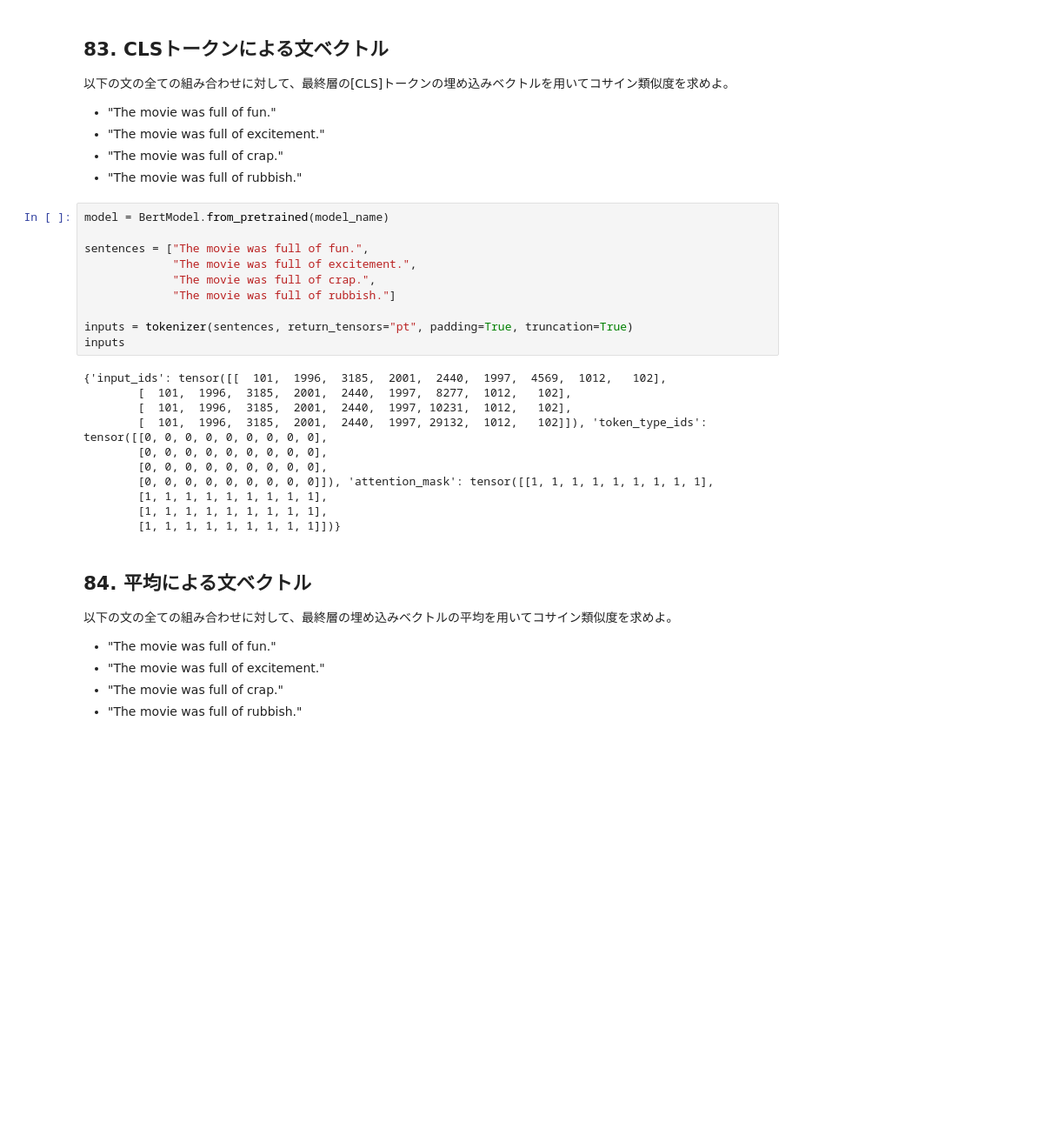
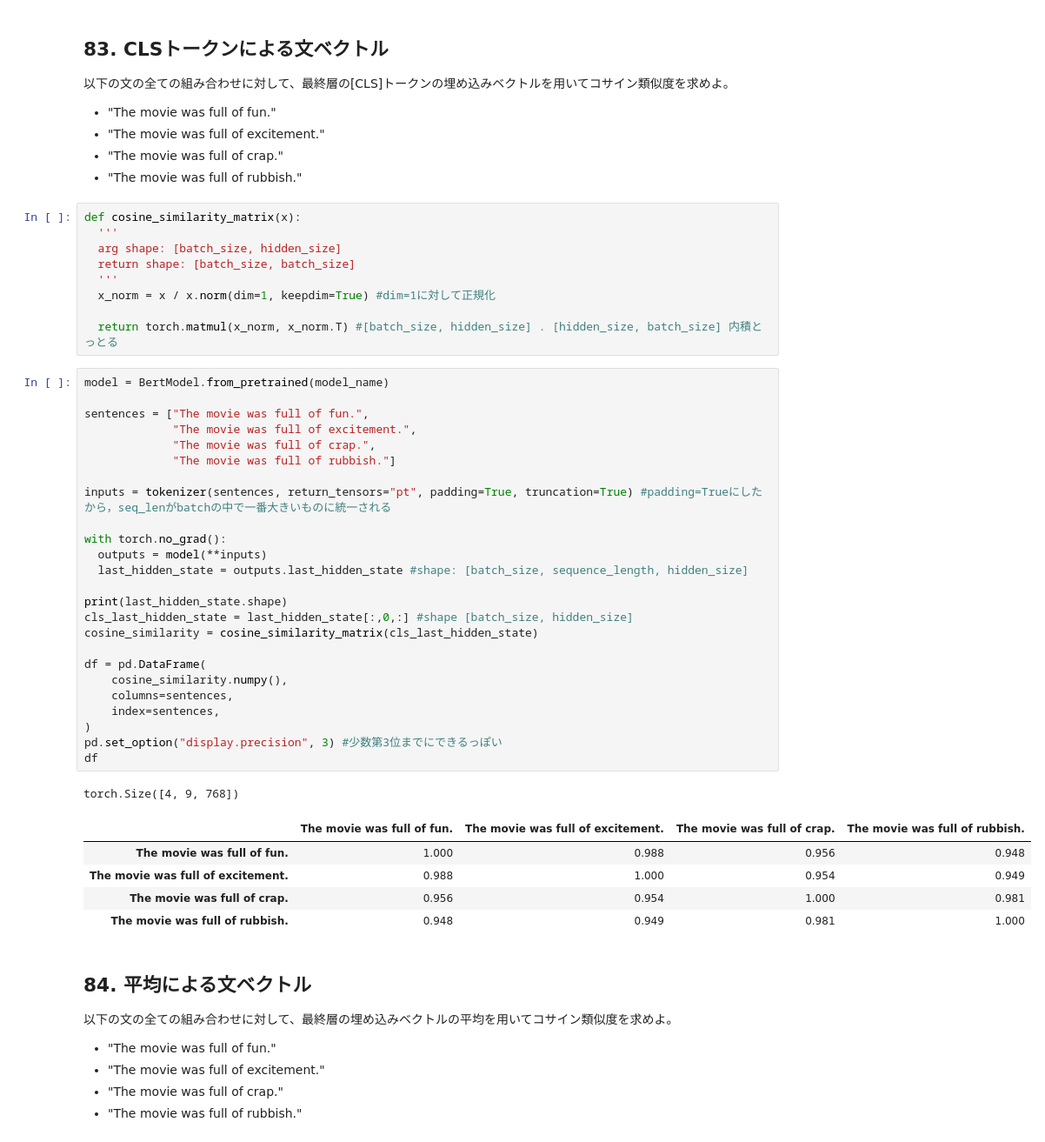
Before and after one commit to Tomhack24/my_nlp100_2025, a Jupyter notebook: ja/ch09.ipynb, the cells around one changed output. Shown at 87% size. Saved outputs shown, nothing was run; the diff lists cells and outputs as text; blank space fills up the shorter version.

```diff
--- a/ja/ch09.ipynb
+++ b/ja/ch09.ipynb
@@ -168,27 +176,47 @@ music: 0.01
 - "The movie was full of excitement."
 - "The movie was full of crap."
 - "The movie was full of rubbish."
+# %%
+def cosine_similarity_matrix(x):
+  '''
+  arg shape: [batch_size, hidden_size]
+  return shape: [batch_size, batch_size]
+  '''
+  x_norm = x / x.norm(dim=1, keepdim=True) #dim=1に対して正規化
+
+  return torch.matmul(x_norm, x_norm.T) #[batch_size, hidden_size] . [hidden_size, batch_size] 内積とっとる
 # %%
 model = BertModel.from_pretrained(model_name)
 
 sentences = ["The movie was full of fun.",
              "The movie was full of excitement.",
              "The movie was full of crap.",
              "The movie was full of rubbish."]
 
-inputs = tokenizer(sentences, return_tensors="pt", padding=True, truncation=True)
-inputs
+inputs = tokenizer(sentences, return_tensors="pt", padding=True, truncation=True) #padding=Trueにしたから，seq_lenがbatchの中で一番大きいものに統一される
+
+with torch.no_grad():
+  outputs = model(**inputs)
+  last_hidden_state = outputs.last_hidden_state #shape: [batch_size, sequence_length, hidden_size]
+
+print(last_hidden_state.shape)
+cls_last_hidden_state = last_hidden_state[:,0,:] #shape [batch_size, hidden_size]
+cosine_similarity = cosine_similarity_matrix(cls_last_hidden_state)
+
+df = pd.DataFrame(
+    cosine_similarity.numpy(),
+    columns=sentences,
+    index=sentences,
+)
+pd.set_option("display.precision", 3) #少数第3位までにできるっぽい
+df
 # %% [output]
-{'input_ids': tensor([[  101,  1996,  3185,  2001,  2440,  1997,  4569,  1012,   102],
-        [  101,  1996,  3185,  2001,  2440,  1997,  8277,  1012,   102],
-        [  101,  1996,  3185,  2001,  2440,  1997, 10231,  1012,   102],
-        [  101,  1996,  3185,  2001,  2440,  1997, 29132,  1012,   102]]), 'token_type_ids': tensor([[0, 0, 0, 0, 0, 0, 0, 0, 0],
-        [0, 0, 0, 0, 0, 0, 0, 0, 0],
-        [0, 0, 0, 0, 0, 0, 0, 0, 0],
-        [0, 0, 0, 0, 0, 0, 0, 0, 0]]), 'attention_mask': tensor([[1, 1, 1, 1, 1, 1, 1, 1, 1],
-        [1, 1, 1, 1, 1, 1, 1, 1, 1],
-        [1, 1, 1, 1, 1, 1, 1, 1, 1],
-        [1, 1, 1, 1, 1, 1, 1, 1, 1]])}
+torch.Size([4, 9, 768])
+|  | The movie was full of fun. | The movie was full of excitement. | The movie was full of crap. | The movie was full of rubbish. |
+| The movie was full of fun. | 1.000 | 0.988 | 0.956 | 0.948 |
+| The movie was full of excitement. | 0.988 | 1.000 | 0.954 | 0.949 |
+| The movie was full of crap. | 0.956 | 0.954 | 1.000 | 0.981 |
+| The movie was full of rubbish. | 0.948 | 0.949 | 0.981 | 1.000 |
 # %% [markdown]
 ## 84. 平均による文ベクトル
 
```
Also changed, not shown: parts of 2 cells of this notebook.
